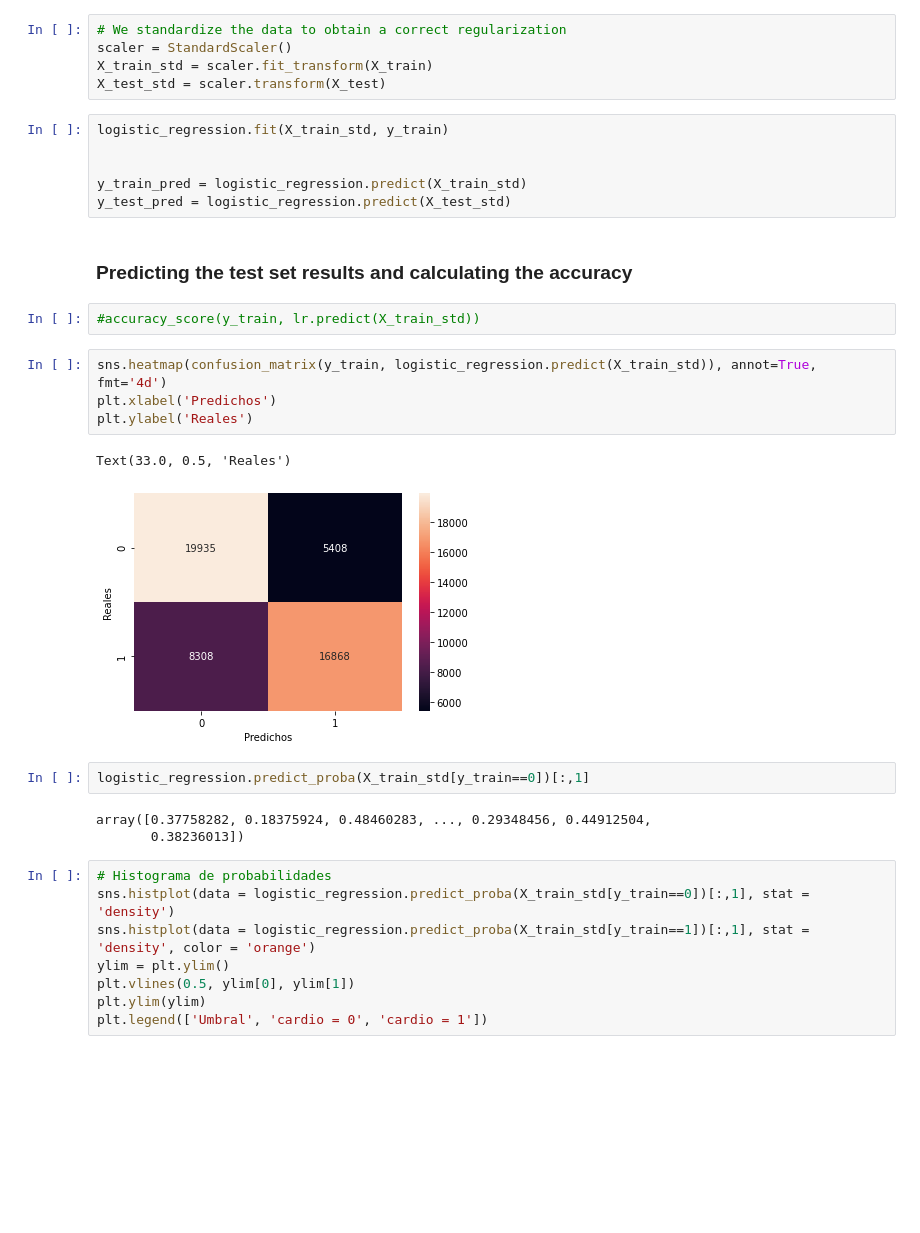
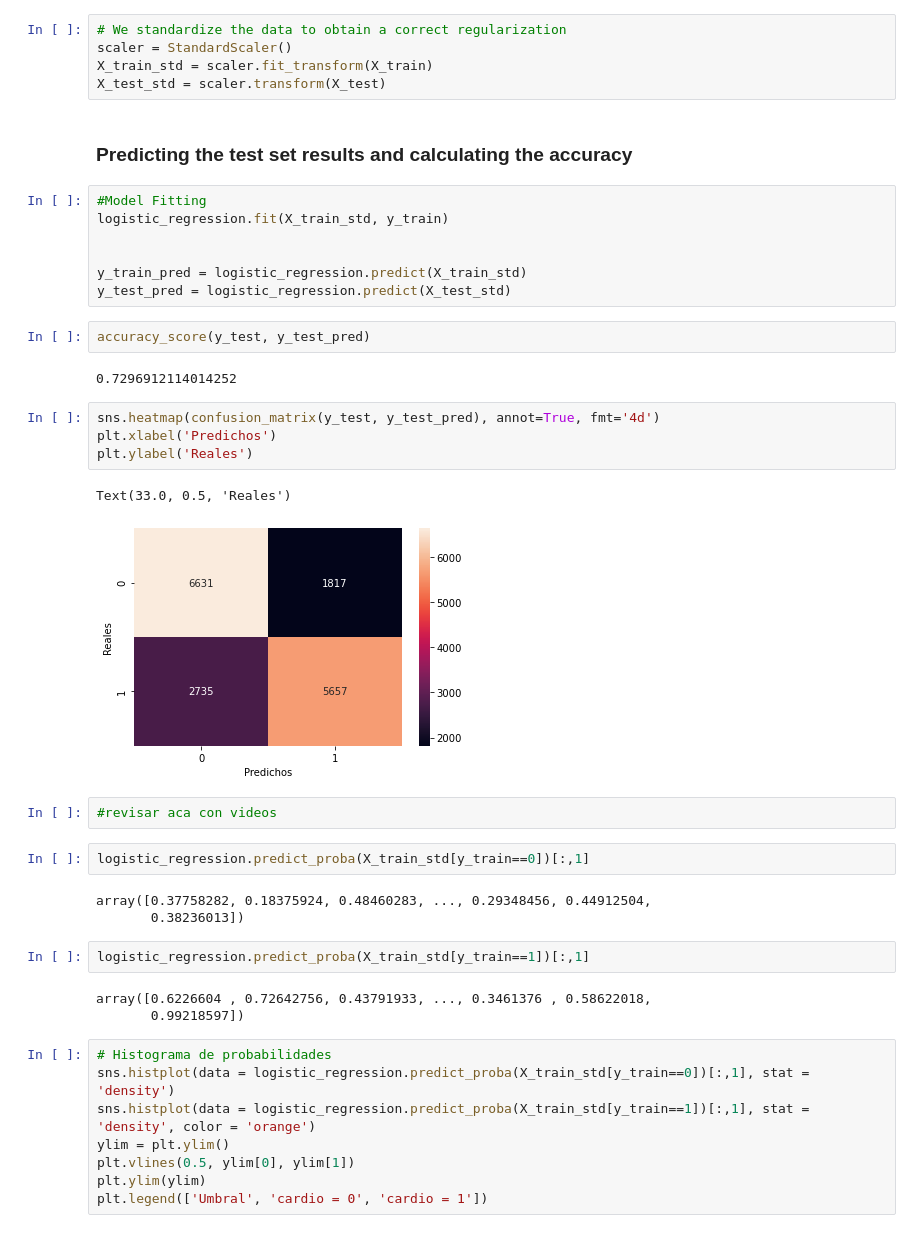
Before and after one commit to javisrv/Cardiovascular_event_prediction, a Jupyter notebook: scripts/RL.ipynb, the cells around one changed output. Cells and saved outputs as stored; diff of their text form; blank space fills up the shorter version.

```diff
--- a/scripts/RL.ipynb
+++ b/scripts/RL.ipynb
@@ -140,28 +140,38 @@ X_train, X_test, y_train, y_test = train_test_split(X, y, stratify=y, random_sta
 scaler = StandardScaler()
 X_train_std = scaler.fit_transform(X_train)
 X_test_std = scaler.transform(X_test)
+# %% [markdown]
+### Predicting the test set results and calculating the accuracy
 # %%
+#Model Fitting
 logistic_regression.fit(X_train_std, y_train)
 
 
 y_train_pred = logistic_regression.predict(X_train_std)
 y_test_pred = logistic_regression.predict(X_test_std)
-# %% [markdown]
-### Predicting the test set results and calculating the accuracy
 # %%
-#accuracy_score(y_train, lr.predict(X_train_std))
+accuracy_score(y_test, y_test_pred)
+# %% [output]
+0.7296912114014252
 # %%
-sns.heatmap(confusion_matrix(y_train, logistic_regression.predict(X_train_std)), annot=True, fmt='4d')
+sns.heatmap(confusion_matrix(y_test, y_test_pred), annot=True, fmt='4d')
 plt.xlabel('Predichos')
 plt.ylabel('Reales')
 # %% [output]
 Text(33.0, 0.5, 'Reales')
-[figure, old version]
+[figure, new version]
+# %%
+#revisar aca con videos
 # %%
 logistic_regression.predict_proba(X_train_std[y_train==0])[:,1]
 # %% [output]
 array([0.37758282, 0.18375924, 0.48460283, ..., 0.29348456, 0.44912504,
        0.38236013])
+# %%
+logistic_regression.predict_proba(X_train_std[y_train==1])[:,1]
+# %% [output]
+array([0.6226604 , 0.72642756, 0.43791933, ..., 0.3461376 , 0.58622018,
+       0.99218597])
 # %%
 # Histograma de probabilidades
 sns.histplot(data = logistic_regression.predict_proba(X_train_std[y_train==0])[:,1], stat = 'density')
```
Also changed, not shown: parts of 13 cells of this notebook.
